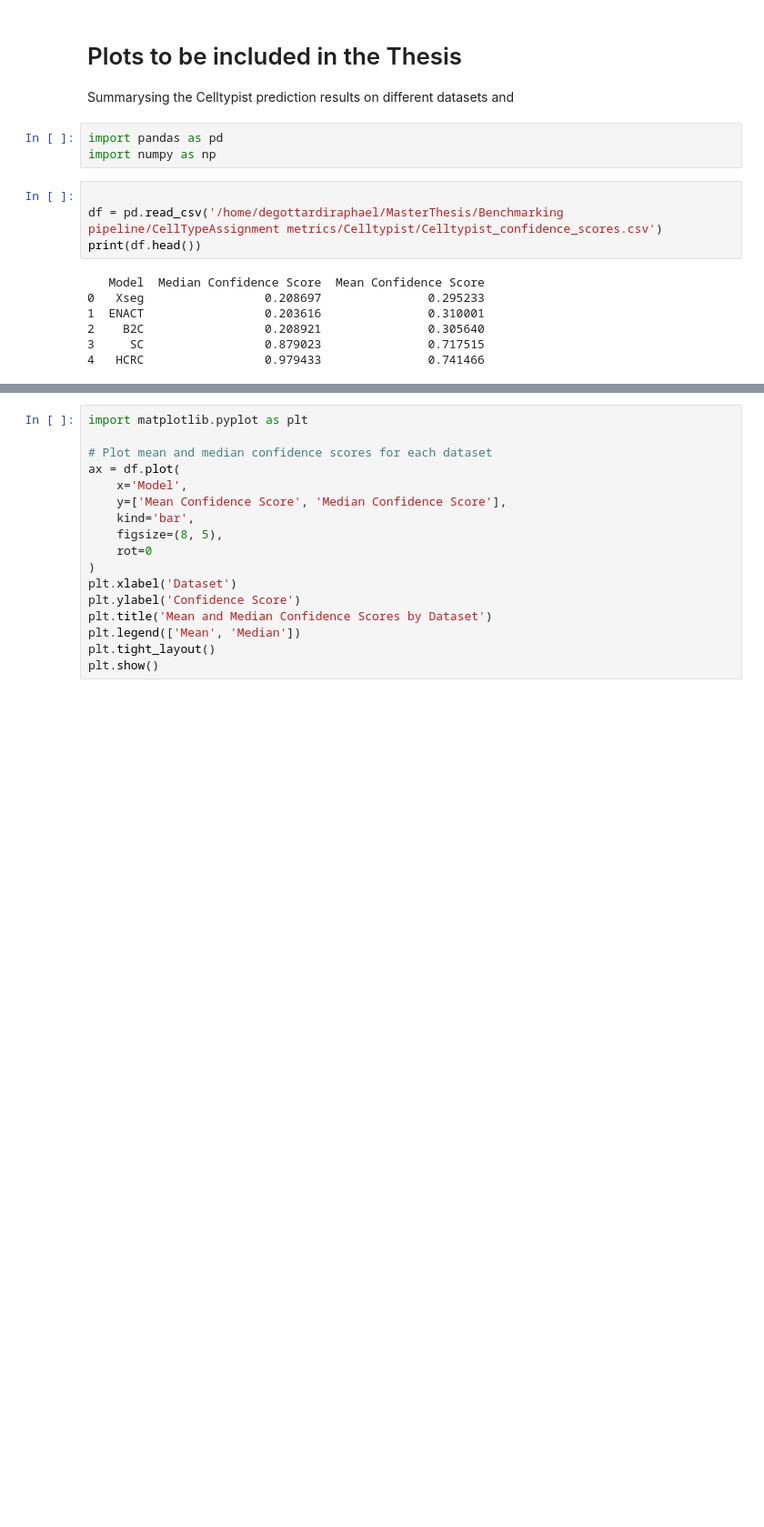
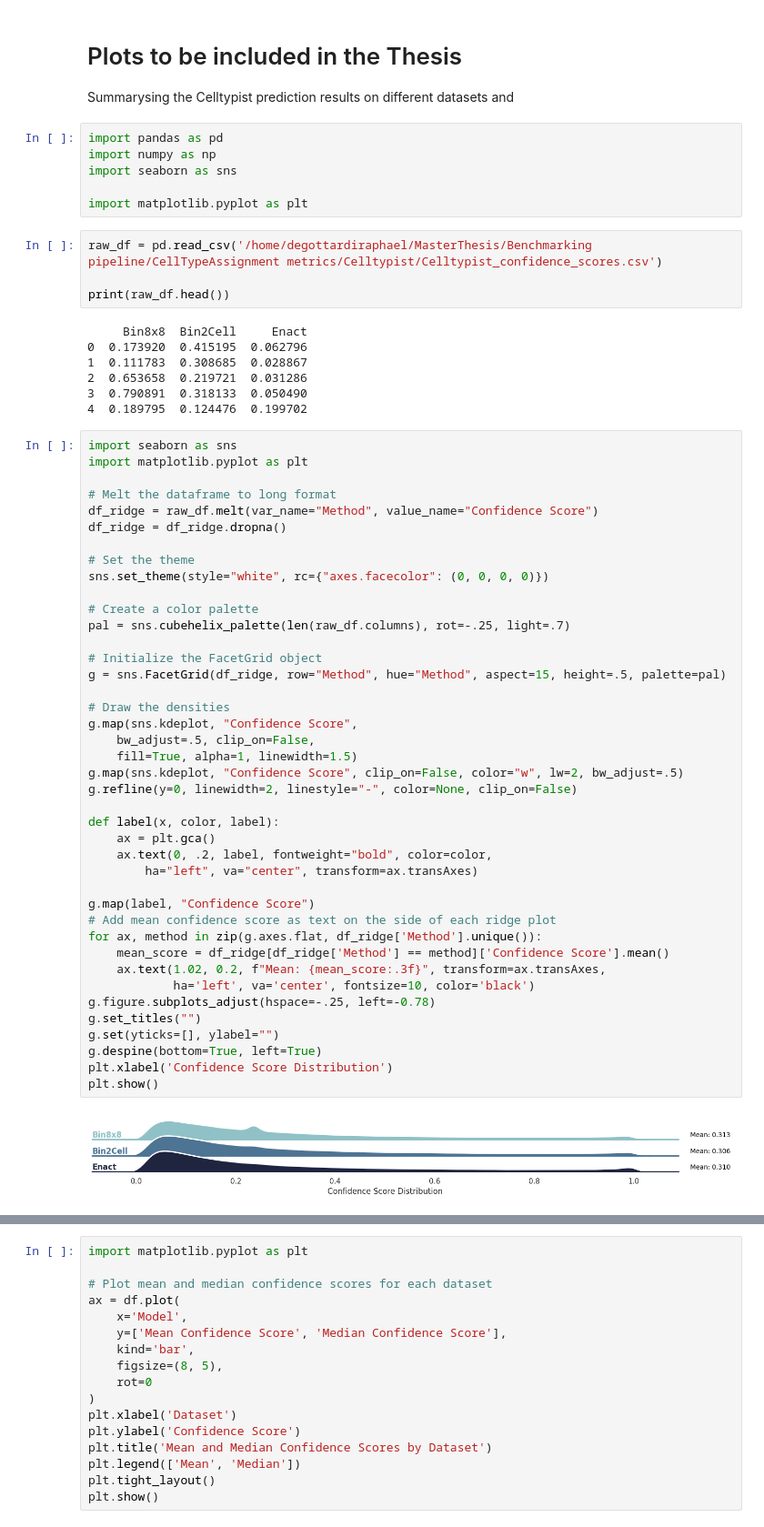
Before and after one commit to RaphaelDeGottardi/MasterThesis, a Jupyter notebook: Benchmarking pipeline/CellTypeAssignment metrics/Celltypist/Celltypist_plots.ipynb, the cells around one changed output, grey strips where cells are left out. Shown: that part at 91% size. Drawn from its saved outputs; the diff is of its cells as text; blank space fills up the shorter version.

Commit message:
Generated ridge plots for the Celltypist conf scores

```diff
--- a/Benchmarking pipeline/CellTypeAssignment metrics/Celltypist/Celltypist_plots.ipynb
+++ b/Benchmarking pipeline/CellTypeAssignment metrics/Celltypist/Celltypist_plots.ipynb
@@ -4,14 +4,60 @@ Summarysing the Celltypist prediction results on different datasets and
 # %%
 import pandas as pd
 import numpy as np
+import seaborn as sns
+
+import matplotlib.pyplot as plt
 # %%
+raw_df = pd.read_csv('/home/degottardiraphael/MasterThesis/Benchmarking pipeline/CellTypeAssignment metrics/Celltypist/Celltypist_confidence_scores.csv')
 
-df = pd.read_csv('/home/degottardiraphael/MasterThesis/Benchmarking pipeline/CellTypeAssignment metrics/Celltypist/Celltypist_confidence_scores.csv')
-print(df.head())
+print(raw_df.head())
 # %% [output]
-   Model  Median Confidence Score  Mean Confidence Score
-0   Xseg                 0.208697               0.295233
-1  ENACT                 0.203616               0.310001
-2    B2C                 0.208921               0.305640
-3     SC                 0.879023               0.717515
-4   HCRC                 0.979433               0.741466
+     Bin8x8  Bin2Cell     Enact
+0  0.173920  0.415195  0.062796
+1  0.111783  0.308685  0.028867
+2  0.653658  0.219721  0.031286
+3  0.790891  0.318133  0.050490
+4  0.189795  0.124476  0.199702
+# %%
+import seaborn as sns
+import matplotlib.pyplot as plt
+
+# Melt the dataframe to long format
+df_ridge = raw_df.melt(var_name="Method", value_name="Confidence Score")
+df_ridge = df_ridge.dropna()
+
+# Set the theme
+sns.set_theme(style="white", rc={"axes.facecolor": (0, 0, 0, 0)})
+
+# Create a color palette
+pal = sns.cubehelix_palette(len(raw_df.columns), rot=-.25, light=.7)
+
+# Initialize the FacetGrid object
+g = sns.FacetGrid(df_ridge, row="Method", hue="Method", aspect=15, height=.5, palette=pal)
+
+# Draw the densities
+g.map(sns.kdeplot, "Confidence Score",
+    bw_adjust=.5, clip_on=False,
+    fill=True, alpha=1, linewidth=1.5)
+g.map(sns.kdeplot, "Confidence Score", clip_on=False, color="w", lw=2, bw_adjust=.5)
+g.refline(y=0, linewidth=2, linestyle="-", color=None, clip_on=False)
+
+def label(x, color, label):
+    ax = plt.gca()
+    ax.text(0, .2, label, fontweight="bold", color=color,
+        ha="left", va="center", transform=ax.transAxes)
+
+g.map(label, "Confidence Score")
+# Add mean confidence score as text on the side of each ridge plot
+for ax, method in zip(g.axes.flat, df_ridge['Method'].unique()):
+    mean_score = df_ridge[df_ridge['Method'] == method]['Confidence Score'].mean()
+    ax.text(1.02, 0.2, f"Mean: {mean_score:.3f}", transform=ax.transAxes,
+            ha='left', va='center', fontsize=10, color='black')
+g.figure.subplots_adjust(hspace=-.25, left=-0.78)
+g.set_titles("")
+g.set(yticks=[], ylabel="")
+g.despine(bottom=True, left=True)
+plt.xlabel('Confidence Score Distribution')
+plt.show()
+# %% [output]
+[figure, added]
```
Also changed, not shown: parts of 1 cell of this notebook, 4 other files.
